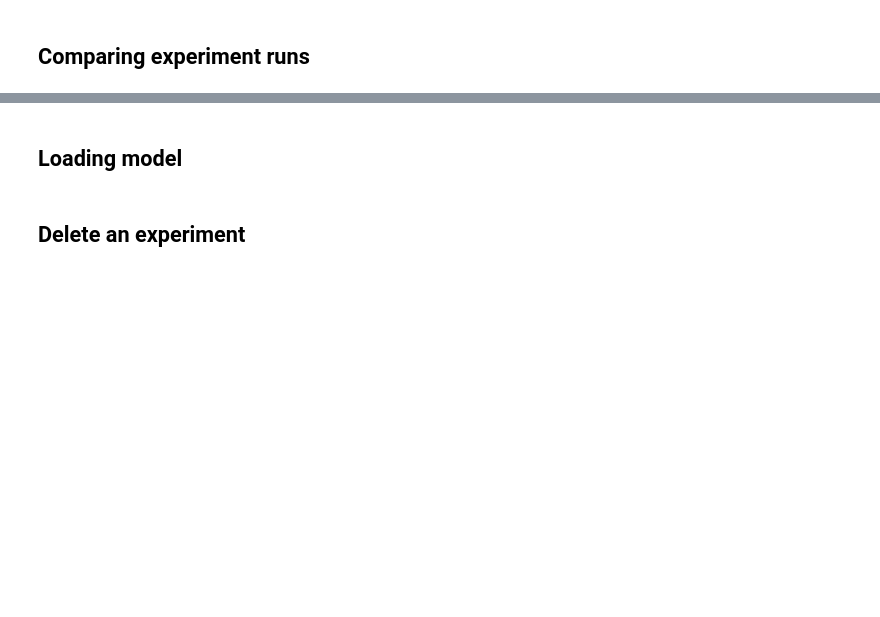
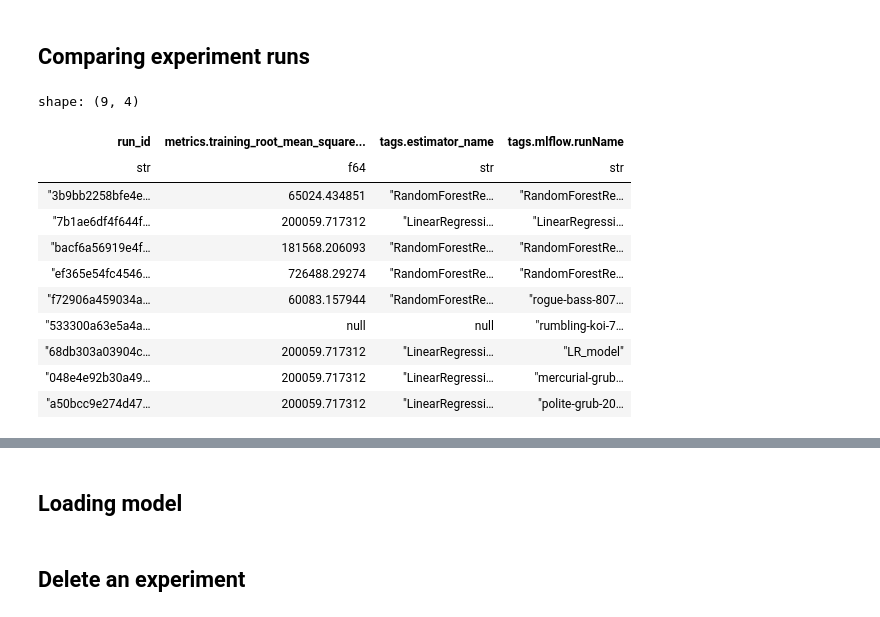
Before and after one commit to ZackLarsen/kaggle-paris-housing-prices, a Jupyter notebook: notebooks/mlflow.ipynb, the cells around one changed output, grey strips where cells are left out. Drawn from its saved outputs; the diff is of its cells as text; code cells hidden in the pictures; blank space fills up the shorter version.

```diff
--- a/notebooks/mlflow.ipynb
+++ b/notebooks/mlflow.ipynb
@@ -84,2 +155,20 @@ artifacts
 # %% [markdown]
 ## Comparing experiment runs
+# %%
+(
+    pl.DataFrame(df_runs)
+    .select(pl.col(["run_id", "metrics.training_root_mean_squared_error", "tags.estimator_name", "tags.mlflow.runName"]))
+)
+# %% [output]
+shape: (9, 4)
+| run_id | metrics.training_root_mean_square... | tags.estimator_name | tags.mlflow.runName |
+| str | f64 | str | str |
+| "3b9bb2258bfe4e… | 65024.434851 | "RandomForestRe… | "RandomForestRe… |
+| "7b1ae6df4f644f… | 200059.717312 | "LinearRegressi… | "LinearRegressi… |
+| "bacf6a56919e4f… | 181568.206093 | "RandomForestRe… | "RandomForestRe… |
+| "ef365e54fc4546… | 726488.29274 | "RandomForestRe… | "RandomForestRe… |
+| "f72906a459034a… | 60083.157944 | "RandomForestRe… | "rogue-bass-807… |
+| "533300a63e5a4a… | null | null | "rumbling-koi-7… |
+| "68db303a03904c… | 200059.717312 | "LinearRegressi… | "LR_model" |
+| "048e4e92b30a49… | 200059.717312 | "LinearRegressi… | "mercurial-grub… |
+| "a50bcc9e274d47… | 200059.717312 | "LinearRegressi… | "polite-grub-20… |
```
Also changed, not shown: parts of 11 cells of this notebook, 10 other files.
